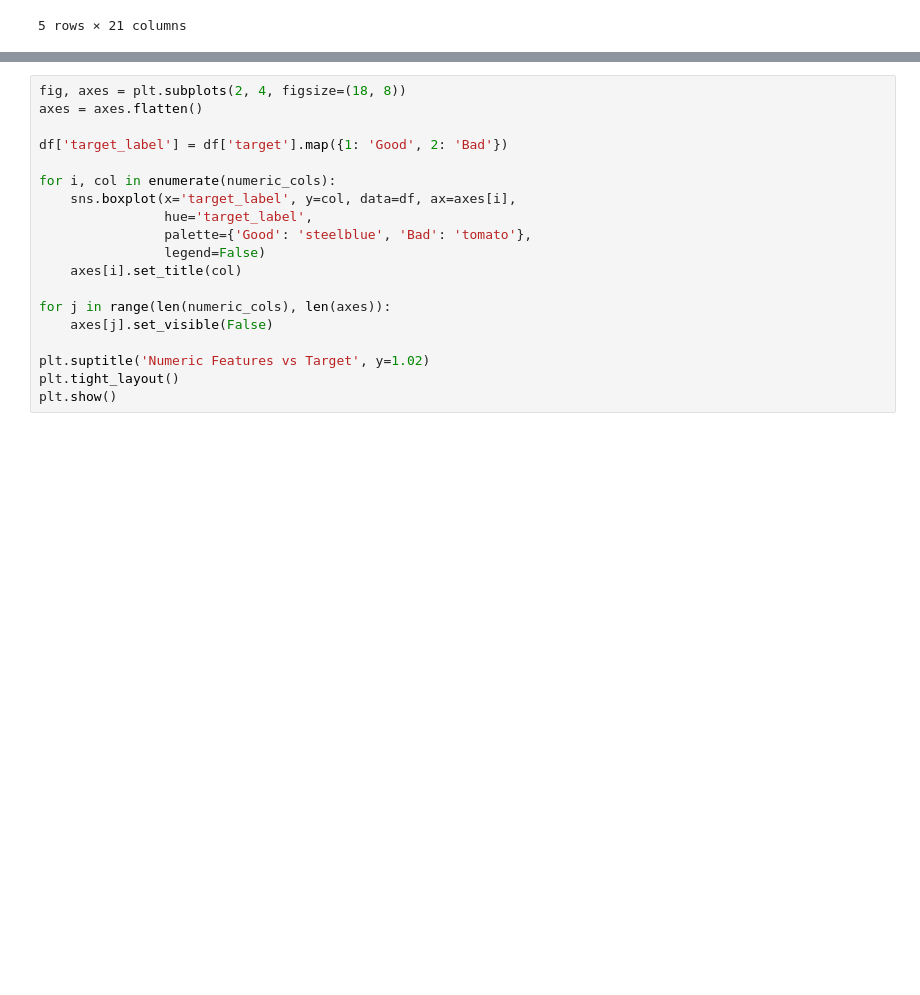
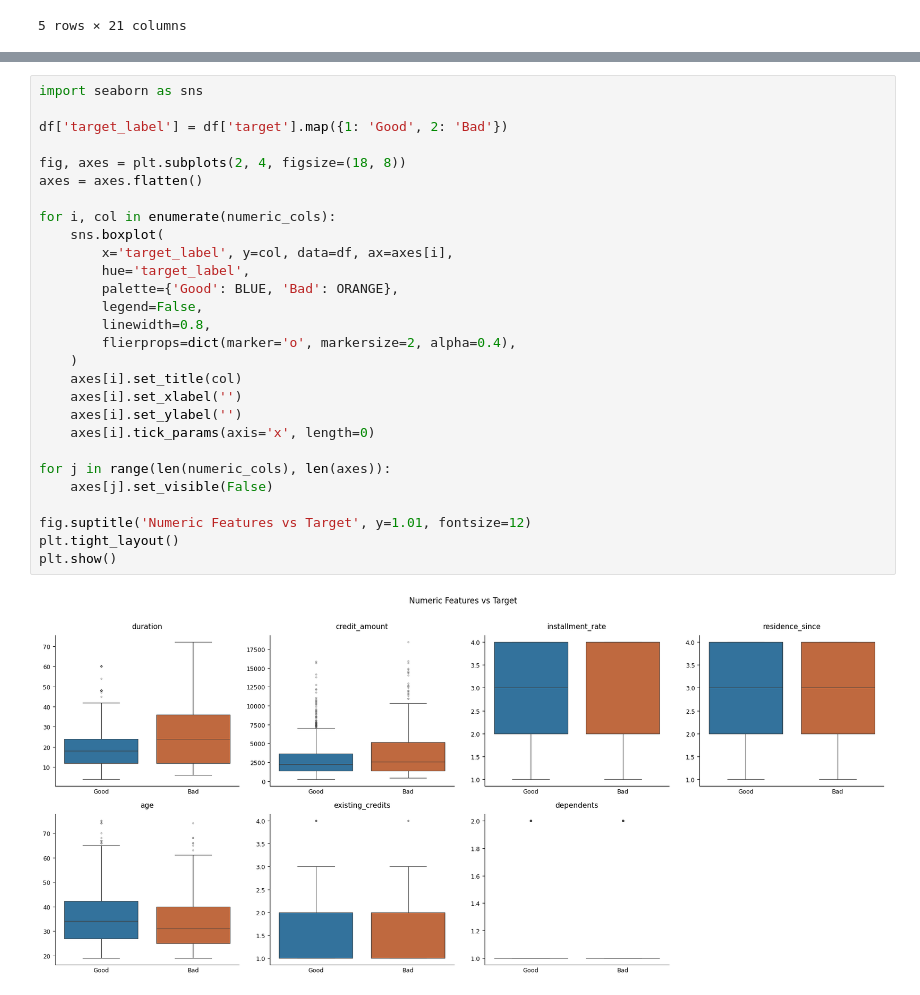
Before and after one commit to danibaum8/credit-risk-scorecard, a Jupyter notebook: 02_eda.ipynb, the cells around one changed output, grey strips where cells are left out. Drawn from its saved outputs; the diff is of its cells as text; blank space fills up the shorter version.

```diff
--- a/02_eda.ipynb
+++ b/02_eda.ipynb
@@ -47,22 +95,33 @@ plt.show()
 # %%
+import seaborn as sns
+
+df['target_label'] = df['target'].map({1: 'Good', 2: 'Bad'})
+
 fig, axes = plt.subplots(2, 4, figsize=(18, 8))
 axes = axes.flatten()
 
-df['target_label'] = df['target'].map({1: 'Good', 2: 'Bad'})
-
 for i, col in enumerate(numeric_cols):
-    sns.boxplot(x='target_label', y=col, data=df, ax=axes[i],
-                hue='target_label',
-                palette={'Good': 'steelblue', 'Bad': 'tomato'},
-                legend=False)
+    sns.boxplot(
+        x='target_label', y=col, data=df, ax=axes[i],
+        hue='target_label',
+        palette={'Good': BLUE, 'Bad': ORANGE},
+        legend=False,
+        linewidth=0.8,
+        flierprops=dict(marker='o', markersize=2, alpha=0.4),
+    )
     axes[i].set_title(col)
+    axes[i].set_xlabel('')
+    axes[i].set_ylabel('')
+    axes[i].tick_params(axis='x', length=0)
 
 for j in range(len(numeric_cols), len(axes)):
     axes[j].set_visible(False)
 
-plt.suptitle('Numeric Features vs Target', y=1.02)
+fig.suptitle('Numeric Features vs Target', y=1.01, fontsize=12)
 plt.tight_layout()
 plt.show()
+# %% [output]
+[figure, added]
 # %%
 cat_cols = df.select_dtypes(include='object').columns.drop('target_label')
 
```
Also changed, not shown: parts of 3 cells of this notebook, 2 other files.
